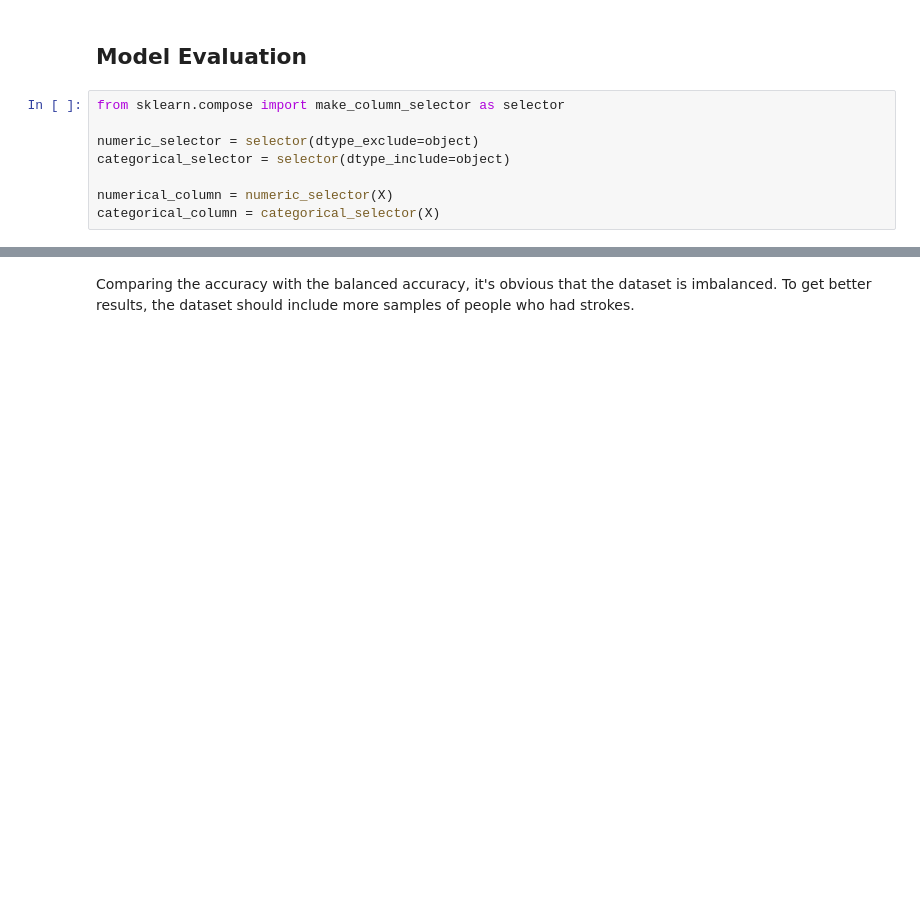
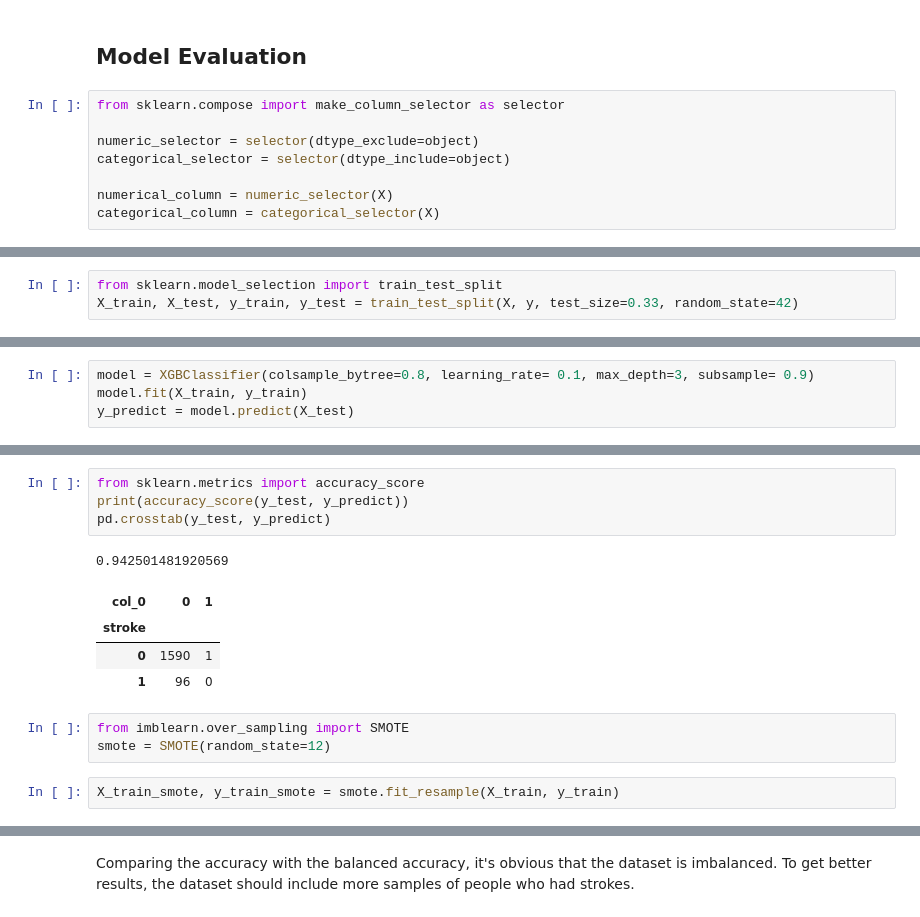
Before and after one commit to alikoteich/ML-projects, a Jupyter notebook: Health-care-stroke/health-care-stroke-model.ipynb, the cells around one changed output, grey strips where cells are left out. Drawn from its saved outputs; the diff is of its cells as text; blank space fills up the shorter version.

```diff
--- a/Health-care-stroke/health-care-stroke-model.ipynb
+++ b/Health-care-stroke/health-care-stroke-model.ipynb
@@ -158,0 +192,3 @@ cv_results.head()
+# %%
+from sklearn.model_selection import train_test_split
+X_train, X_test, y_train, y_test = train_test_split(X, y, test_size=0.33, random_state=42)
@@ -158,0 +261,4 @@ cv_results.head()
+# %%
+model = XGBClassifier(colsample_bytree=0.8, learning_rate= 0.1, max_depth=3, subsample= 0.9)
+model.fit(X_train, y_train)
+y_predict = model.predict(X_test)
@@ -158,0 +286,15 @@ cv_results.head()
+# %%
+from sklearn.metrics import accuracy_score
+print(accuracy_score(y_test, y_predict))
+pd.crosstab(y_test, y_predict)
+# %% [output]
+0.942501481920569
+| col_0 | 0 | 1 |
+| stroke |  |  |
+| 0 | 1590 | 1 |
+| 1 | 96 | 0 |
+# %%
+from imblearn.over_sampling import SMOTE
+smote = SMOTE(random_state=12)
+# %%
+X_train_smote, y_train_smote = smote.fit_resample(X_train, y_train)
```
Also changed, not shown: parts of 12 cells of this notebook.
